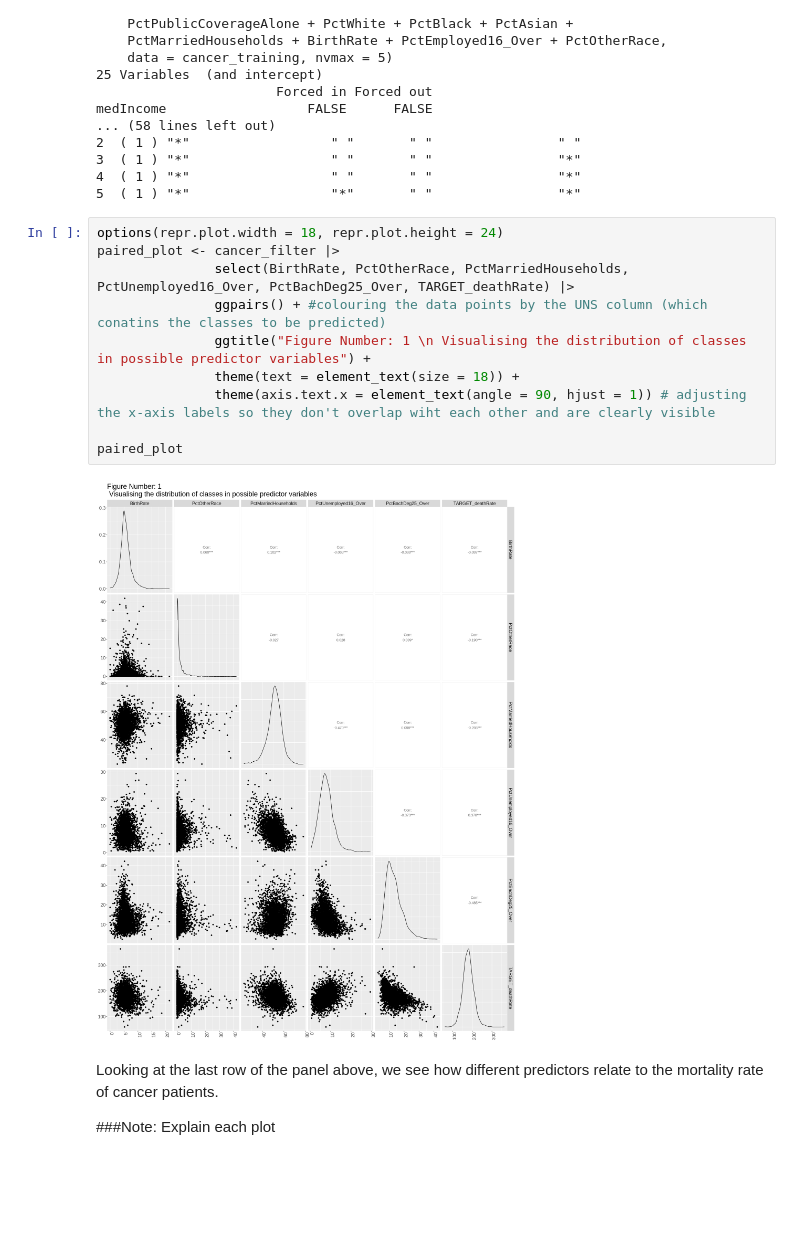
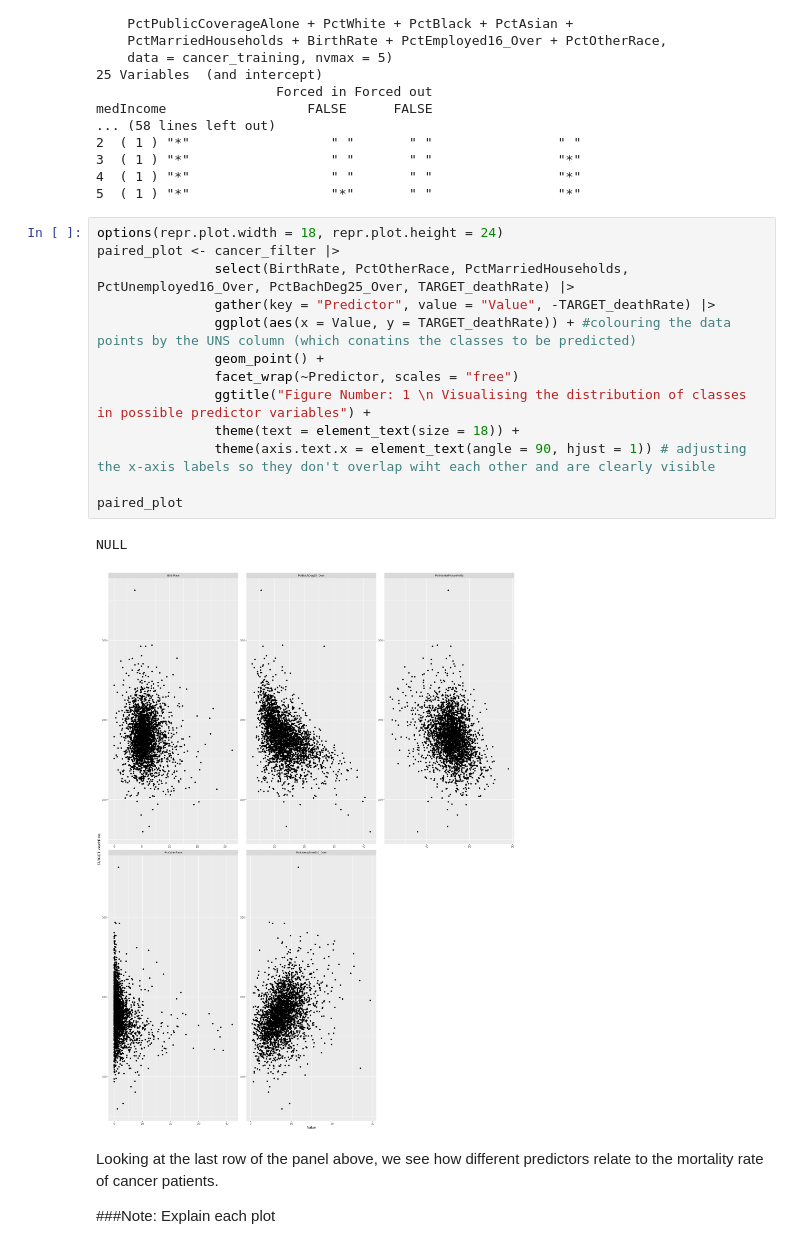
Before and after one commit to caswellbrett/CancerMortalityPrediction, a Jupyter notebook: Report.ipynb, the cells around one changed output. Drawn from its saved outputs; the diff is of its cells as text; blank space fills up the shorter version.

Commit message:
changed ggpairs to plot to ggplot

```diff
--- a/Report.ipynb
+++ b/Report.ipynb
@@ -167,15 +169,19 @@ medIncome                  FALSE      FALSE
 # %%
 options(repr.plot.width = 18, repr.plot.height = 24)
 paired_plot <- cancer_filter |>
                select(BirthRate, PctOtherRace, PctMarriedHouseholds, PctUnemployed16_Over, PctBachDeg25_Over, TARGET_deathRate) |>
-               ggpairs() + #colouring the data points by the UNS column (which conatins the classes to be predicted)
+               gather(key = "Predictor", value = "Value", -TARGET_deathRate) |>
+               ggplot(aes(x = Value, y = TARGET_deathRate)) + #colouring the data points by the UNS column (which conatins the classes to be predicted)
+               geom_point() +
+               facet_wrap(~Predictor, scales = "free")
                ggtitle("Figure Number: 1 \n Visualising the distribution of classes in possible predictor variables") +
                theme(text = element_text(size = 18)) +
                theme(axis.text.x = element_text(angle = 90, hjust = 1)) # adjusting the x-axis labels so they don't overlap wiht each other and are clearly visible
 
 paired_plot
 # %% [output]
+NULL
-[figure, old version]
+[figure, new version]
 # %% [markdown]
 Looking at the last row of the panel above, we see how different predictors relate to the mortality rate of cancer patients.
 
```
Also changed, not shown: parts of 6 cells of this notebook.
